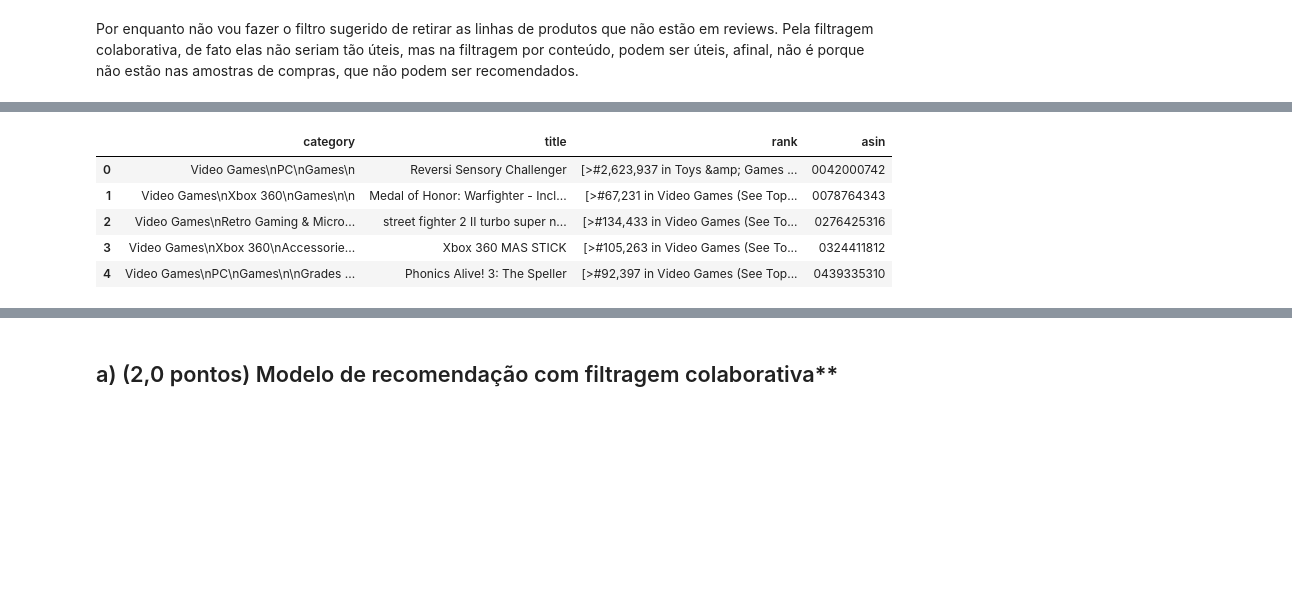
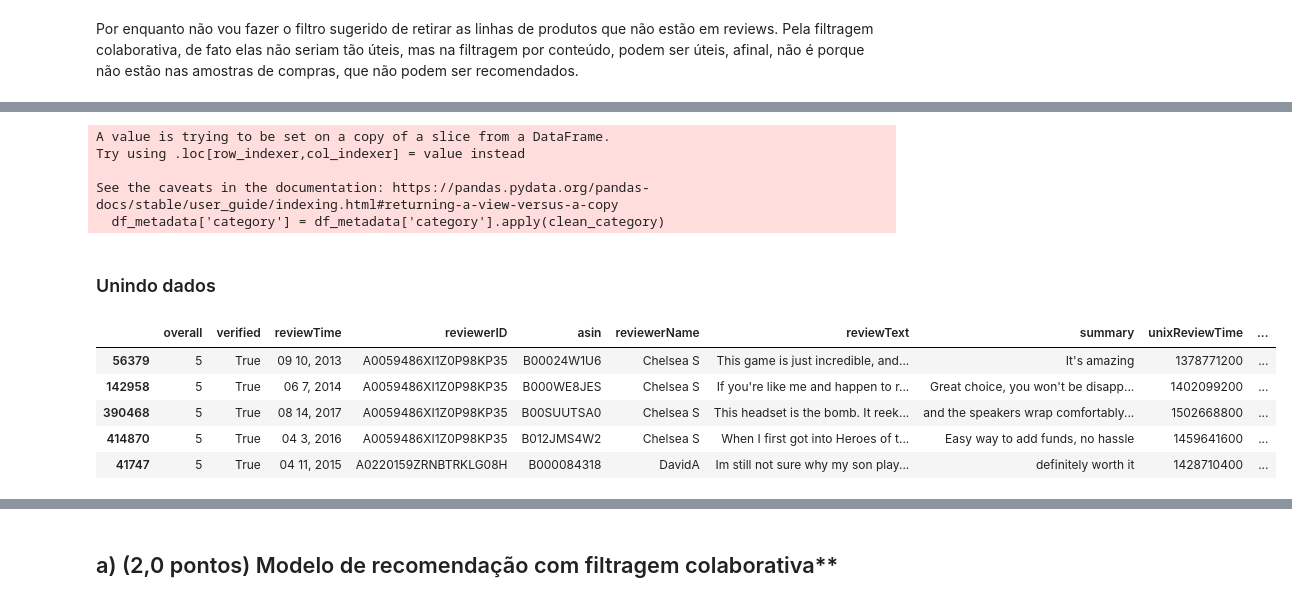
Before and after one commit to arturnovais/RecSYS---class---test, a Jupyter notebook: AMNS_MAIN.ipynb, the cells around one changed output, grey strips where cells are left out. Drawn from its saved outputs; the diff is of its cells as text; code cells hidden in the pictures; blank space fills up the shorter version.

```diff
--- a/AMNS_MAIN.ipynb
+++ b/AMNS_MAIN.ipynb
@@ -442,10 +428,19 @@ metadata_df_filtrado.drop(columns='brand', inplace=True)
-# %%
-# por fim, o restante do dataset:
-metadata_df_filtrado.head()
-# %% [output]
-|  | category | title | rank | asin |
-| 0 | Video Games\nPC\nGames\n | Reversi Sensory Challenger | [>#2,623,937 in Toys &amp; Games ... | 0042000742 |
-| 1 | Video Games\nXbox 360\nGames\n\n | Medal of Honor: Warfighter - Incl... | [>#67,231 in Video Games (See Top... | 0078764343 |
-| 2 | Video Games\nRetro Gaming & Micro... | street fighter 2 II turbo super n... | [>#134,433 in Video Games (See To... | 0276425316 |
-| 3 | Video Games\nXbox 360\nAccessorie... | Xbox 360 MAS STICK | [>#105,263 in Video Games (See To... | 0324411812 |
-| 4 | Video Games\nPC\nGames\n\nGrades ... | Phonics Alive! 3: The Speller | [>#92,397 in Video Games (See Top... | 0439335310 |
+# %%
+df_metadata['category'] = df_metadata['category'].apply(clean_category)
+# %% [output]
+A value is trying to be set on a copy of a slice from a DataFrame.
+Try using .loc[row_indexer,col_indexer] = value instead
+
+See the caveats in the documentation: https://pandas.pydata.org/pandas-docs/stable/user_guide/indexing.html#returning-a-view-versus-a-copy
+  df_metadata['category'] = df_metadata['category'].apply(clean_category)
+# %% [markdown]
+### Unindo dados
+# %%
+reviews_df_filtrado.head()
+# %% [output]
+|  | overall | verified | reviewTime | reviewerID | asin | reviewerName | reviewText | summary | unixReviewTime | ... |
+| 56379 | 5 | True | 09 10, 2013 | A0059486XI1Z0P98KP35 | B00024W1U6 | Chelsea S | This game is just incredible, and... | It's amazing | 1378771200 | ... |
+| 142958 | 5 | True | 06 7, 2014 | A0059486XI1Z0P98KP35 | B000WE8JES | Chelsea S | If you're like me and happen to r... | Great choice, you won't be disapp... | 1402099200 | ... |
+| 390468 | 5 | True | 08 14, 2017 | A0059486XI1Z0P98KP35 | B00SUUTSA0 | Chelsea S | This headset is the bomb. It reek... | and the speakers wrap comfortably... | 1502668800 | ... |
+| 414870 | 5 | True | 04 3, 2016 | A0059486XI1Z0P98KP35 | B012JMS4W2 | Chelsea S | When I first got into Heroes of t... | Easy way to add funds, no hassle | 1459641600 | ... |
+| 41747 | 5 | True | 04 11, 2015 | A0220159ZRNBTRKLG08H | B000084318 | DavidA | Im still not sure why my son play... | definitely worth it | 1428710400 | ... |
```
Also changed, not shown: parts of 42 cells of this notebook.
